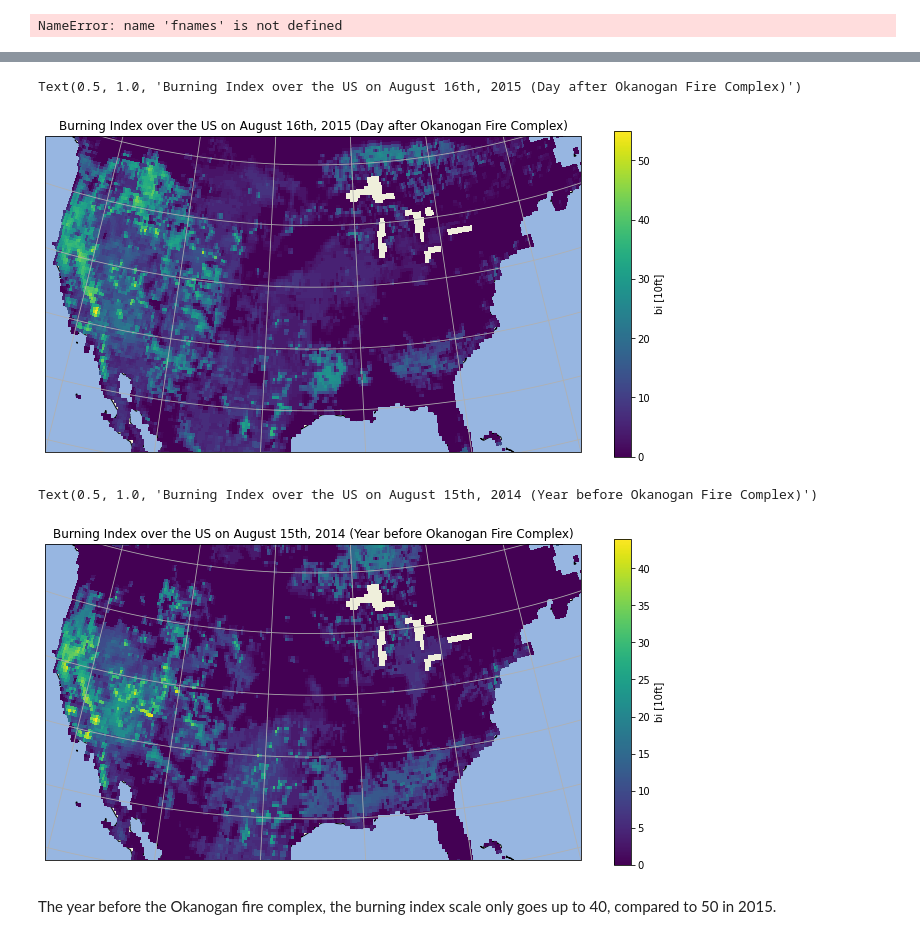
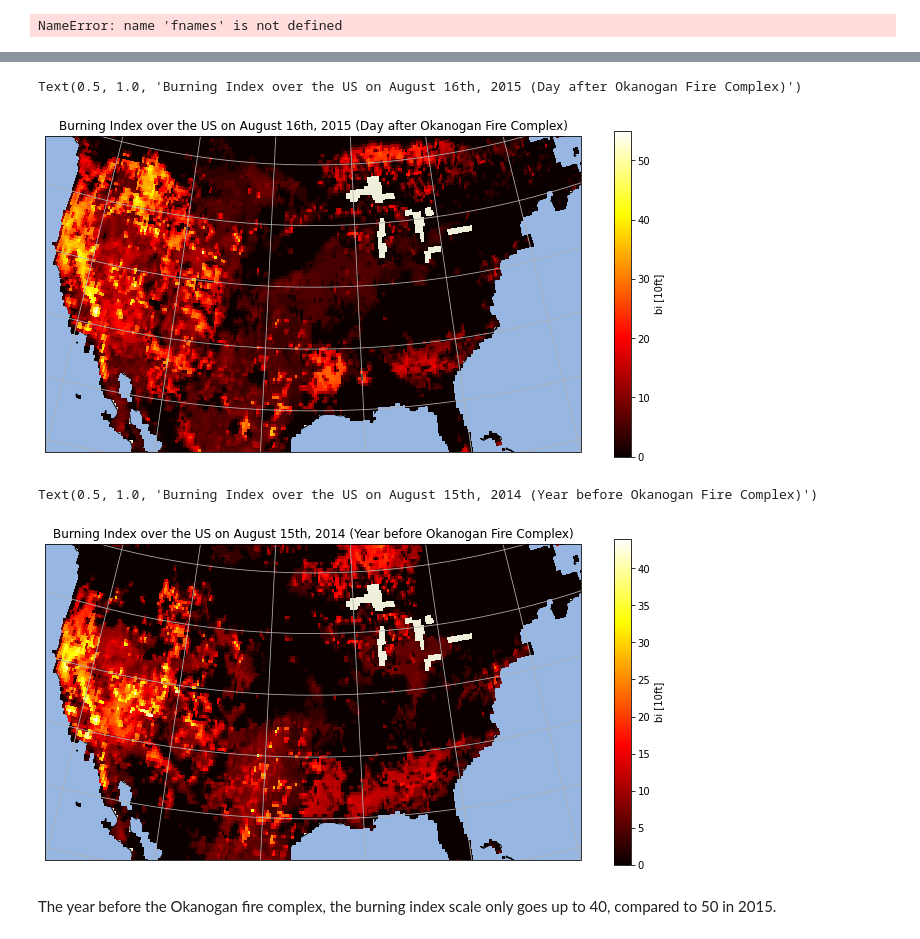
Before and after one commit to SophKJ/finalproject_fall21, a Jupyter notebook: FireFuelEmissions.ipynb, the cells around one changed output, grey strips where cells are left out. Cells and saved outputs as stored; diff of their text form; code cells hidden in the pictures.

```diff
--- a/FireFuelEmissions.ipynb
+++ b/FireFuelEmissions.ipynb
@@ -403,22 +403,22 @@ Text(0.5, 1.0, 'Burning Index over the US on August 15th, 2015 (Day of Okanogan
 # %%
 central_lat = 37.5
 central_lon = -96
 extent = [-120, -70, 24, 50.5]
 central_lon = np.mean(extent[:2])
 central_lat = np.mean(extent[2:])
 
 plt.figure(figsize=(12, 6))
 ax = plt.axes(projection=ccrs.AlbersEqualArea(central_lon, central_lat))
 ax.set_extent(extent)
 
-cpfd_occ_1.bi.plot(ax=ax,transform=ccrs.PlateCarree())
+cpfd_occ_1.bi.plot(ax=ax,transform=ccrs.PlateCarree(),cmap='hot')
 ax.add_feature(cartopy.feature.OCEAN)
 ax.add_feature(cartopy.feature.LAND, edgecolor='black')
 ax.gridlines()
 ax.set_title('Burning Index over the US on August 16th, 2015 (Day after Okanogan Fire Complex)')
 # %% [output]
 Text(0.5, 1.0, 'Burning Index over the US on August 16th, 2015 (Day after Okanogan Fire Complex)')
-[figure, old version]
+[figure, new version]
 # %%
 import cartopy.feature as cfeature
 import numpy as np
@@ -433,13 +433,13 @@ plt.figure(figsize=(12, 6))
 ax = plt.axes(projection=ccrs.AlbersEqualArea(central_lon, central_lat))
 ax.set_extent(extent)
 
-cpfd_occ_prev.bi.plot(ax=ax,transform=ccrs.PlateCarree())
+cpfd_occ_prev.bi.plot(ax=ax,transform=ccrs.PlateCarree(),cmap='hot')
 ax.add_feature(cartopy.feature.OCEAN)
 ax.add_feature(cartopy.feature.LAND, edgecolor='black')
 ax.gridlines()
 ax.set_title('Burning Index over the US on August 15th, 2014 (Year before Okanogan Fire Complex)')
 # %% [output]
 Text(0.5, 1.0, 'Burning Index over the US on August 15th, 2014 (Year before Okanogan Fire Complex)')
-[figure, old version]
+[figure, new version]
 # %% [markdown]
 The year before the Okanogan fire complex, the burning index scale only goes up to 40, compared to 50 in 2015.
```
Also changed, not shown: parts of 4 cells of this notebook.
